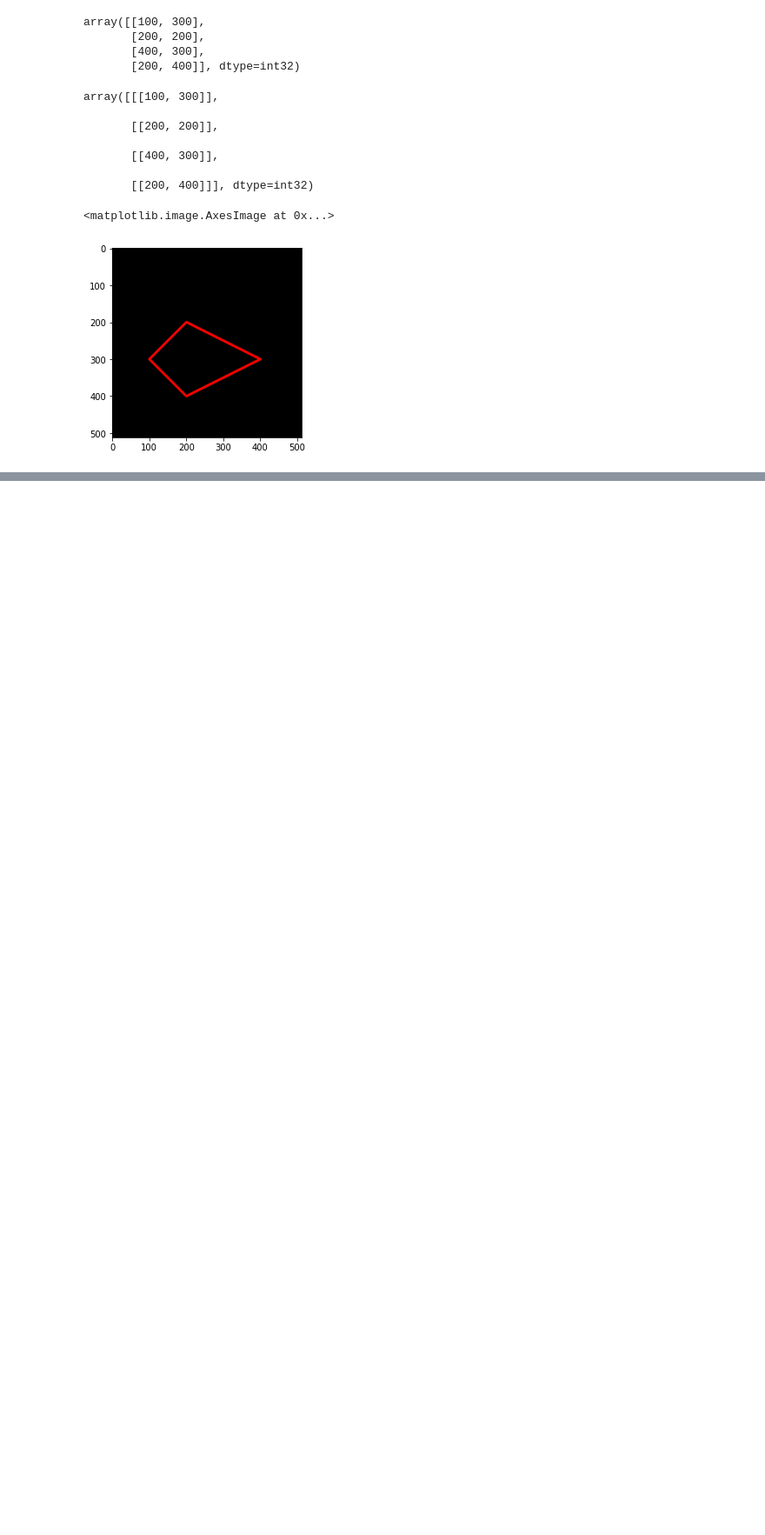
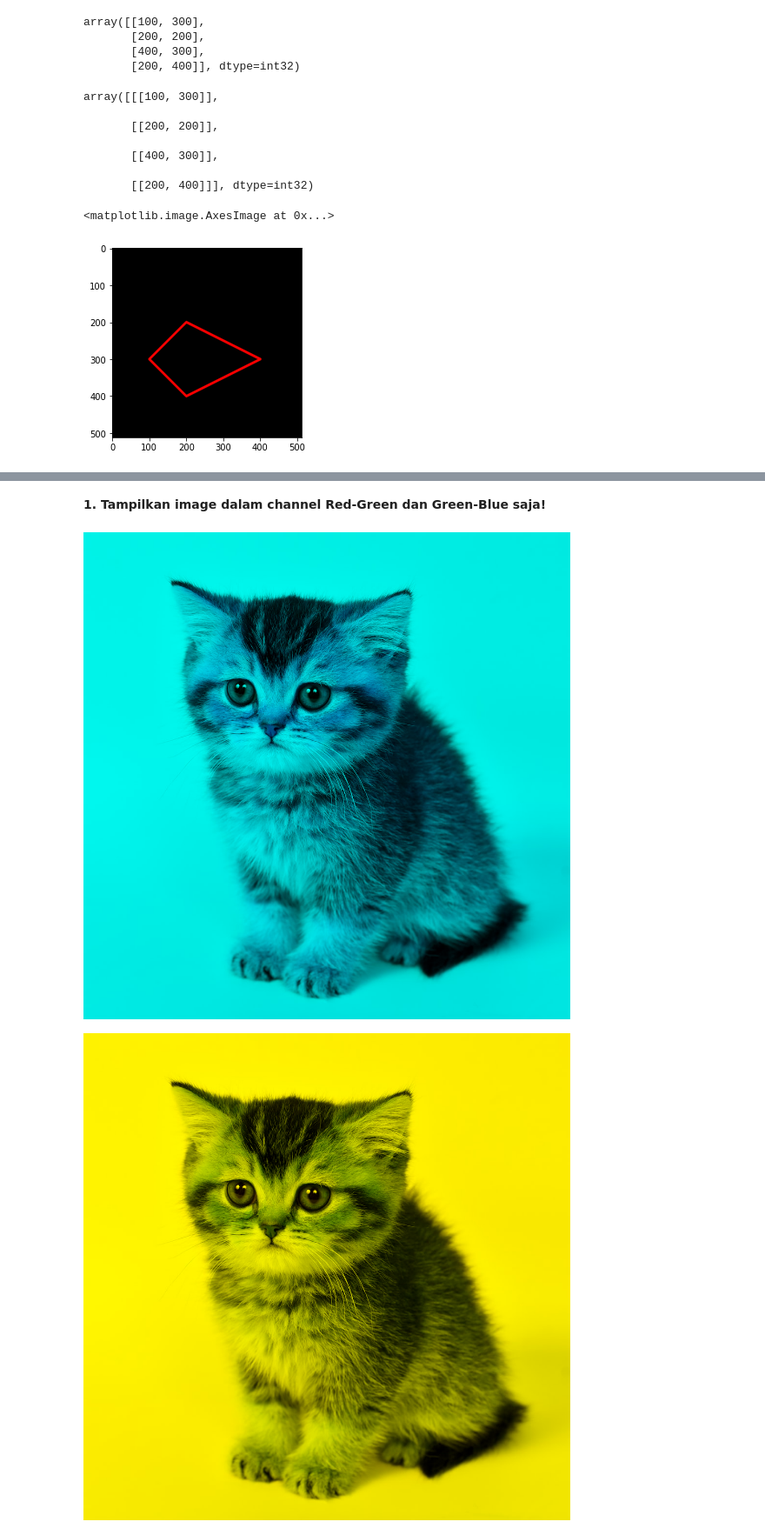
Before and after one commit to itamarashofinia/PC_SMT6_2023, a Jupyter notebook: PC_Modul2.ipynb, the cells around one changed output, grey strips where cells are left out. Shown at 87% size. Cells and saved outputs as stored; diff of their text form; code cells hidden in the pictures; blank space fills up the shorter version.

```diff
--- a/PC_Modul2.ipynb
+++ b/PC_Modul2.ipynb
@@ -164,0 +167,21 @@ plt.imshow(black_img2)
+# %% [markdown]
+**1. Tampilkan image dalam channel Red-Green dan Green-Blue saja!**
+# %%
+import cv2
+import numpy as np
+from google.colab.patches import cv2_imshow
+
+# Membaca gambar dari disk
+img = cv2.imread("gemoy.jpg")
+
+# Memisahkan gambar menjadi channel Red, Green, dan Blue
+b,g,r = cv2.split(img)
+
+# Menampilkan channel Red-Green
+cv2_imshow(np.dstack((r,g,np.zeros_like(b))))
+
+# Menampilkan channel Green-Blue
+cv2_imshow(np.dstack((np.zeros_like(r),g,b)))
+# %% [output]
+[figure, added]
+[figure, added]
```
Also changed, not shown: parts of 9 cells of this notebook.
